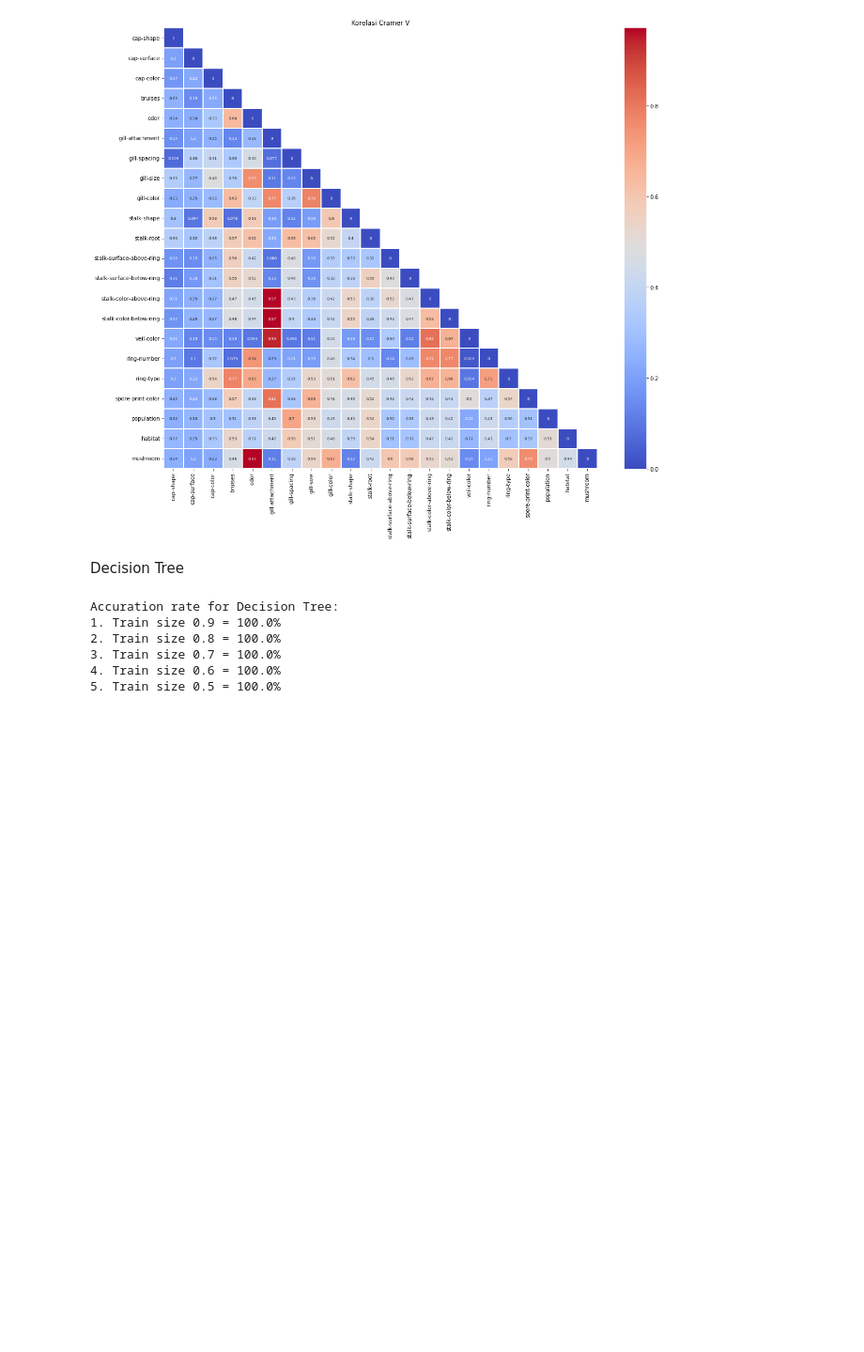
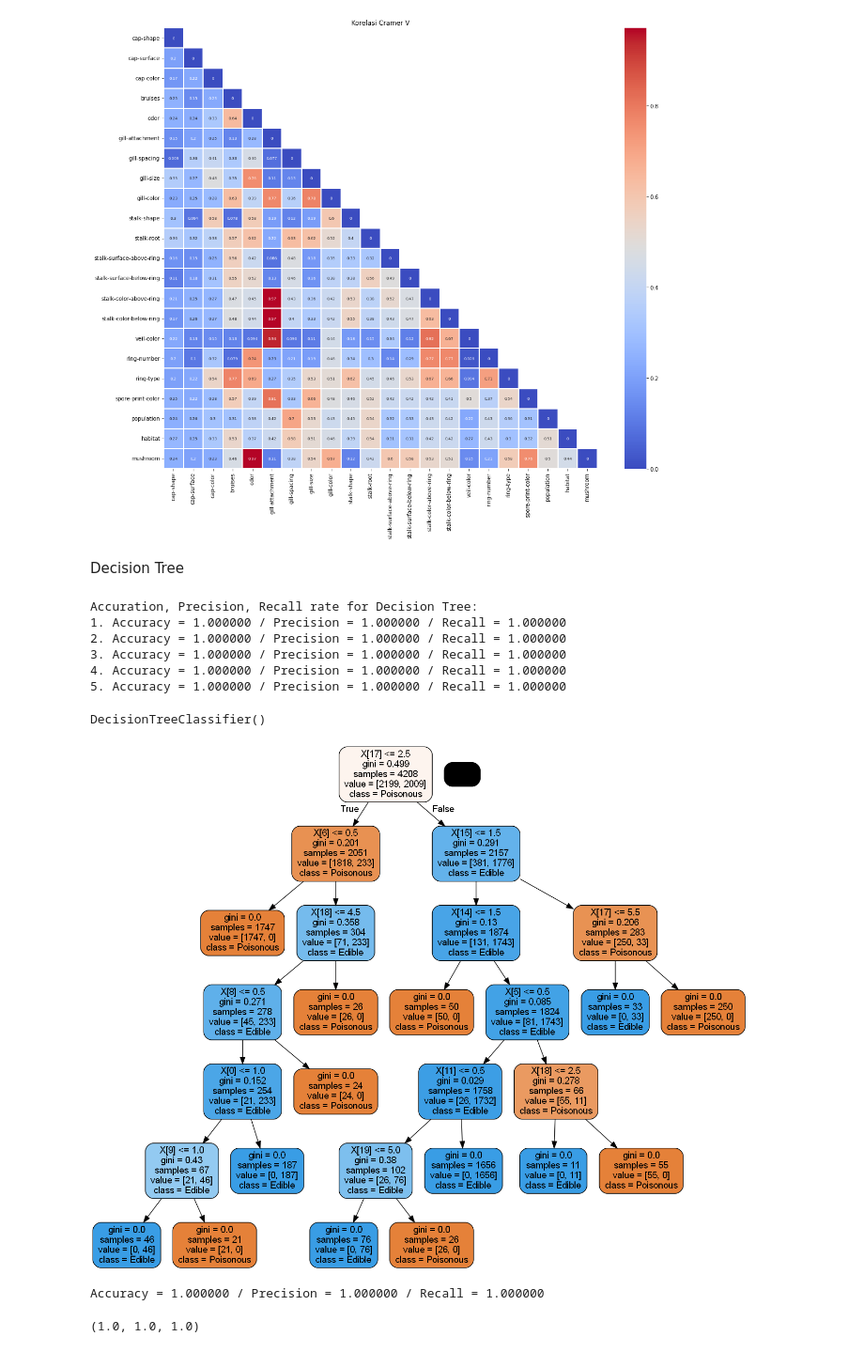
Before and after one commit to wahyudhiasatwika/Mushroom-Dataset-using-Decision-Tree, a Jupyter notebook: DT_Mushroom.ipynb, the cells around one changed output. Shown: that part at 94% size. Drawn from its saved outputs; the diff is of its cells as text; code cells hidden in the pictures; blank space fills up the shorter version.

Commit message:
Added Tree graph at last + improved accuration

```diff
--- a/DT_Mushroom.ipynb
+++ b/DT_Mushroom.ipynb
@@ -310,20 +310,62 @@ for i in range(5):
 Decision Tree
 # %%
 from sklearn.tree import DecisionTreeClassifier
+import sklearn.metrics as metrics
+
+def test_tree(clf, X_train, X_test, Y_train, Y_test, print_res=True):
+    clf = clf.fit(X_train, Y_train)
+    score = clf.score(X_test, Y_test)
+    precision = metrics.precision_score(Y_test, clf.predict(X_test))
+    recall = metrics.recall_score(Y_test, clf.predict(X_test))
+    res = (score, precision,recall)
+    if print_res:
+        print("Accuracy = %f / Precision = %f / Recall = %f" % res)
+    return res
 
 clf = DecisionTreeClassifier()
+print("Accuration, Precision, Recall rate for Decision Tree:")
+for i in range(5):
+    print((i+1),". ",end="",sep="")
+    test_tree(clf, x_train[i], x_test[i], y_train[i], y_test[i])
 
-print("Accuration rate for Decision Tree:")
-for i in range(5):
-    clf.fit(x_train[i], y_train[i])
-    y_predict = clf.predict(x_test[i])
-    error = ((y_test[i] != y_predict).sum()/len(y_predict)*100)
-    akurasi = str(100 - error) + "%"
-    print(f"{(i+1)}. Train size {(1.0 - ((i+1)/10))} =", akurasi)
+# print("Accuration rate for Decision Tree:")
+# for i in range(5):
+#     clf.fit(x_train[i], y_train[i])
+#     y_predict = clf.predict(x_test[i])
+#     error = ((y_test[i] != y_predict).sum()/len(y_predict)*100)
+#     akurasi = str(100 - error) + "%"
+#     print(f"{(i+1)}. Train size {(1.0 - ((i+1)/10))} =", akurasi)
 # %% [output]
-Accuration rate for Decision Tree:
-1. Train size 0.9 = 100.0%
-2. Train size 0.8 = 100.0%
-3. Train size 0.7 = 100.0%
-4. Train size 0.6 = 100.0%
-5. Train size 0.5 = 100.0%
+Accuration, Precision, Recall rate for Decision Tree:
+1. Accuracy = 1.000000 / Precision = 1.000000 / Recall = 1.000000
+2. Accuracy = 1.000000 / Precision = 1.000000 / Recall = 1.000000
+3. Accuracy = 1.000000 / Precision = 1.000000 / Recall = 1.000000
+4. Accuracy = 1.000000 / Precision = 1.000000 / Recall = 1.000000
+5. Accuracy = 1.000000 / Precision = 1.000000 / Recall = 1.000000
+# %%
+# dt = DecisionTreeClassifier(class_weight='balanced',criterion='gini', max_features= None, splitter='best', random_state=42)
+# X_train_2, X_test_2, y_train_2, y_test_2 = train_test_split(X, y, test_size=0.3, random_state=42)
+# dt.fit(X_train_2,y_train_2)
+
+dt = DecisionTreeClassifier(class_weight='balanced',criterion='gini', max_features= None, splitter='best', random_state=10, min_samples_leaf=2)
+X_train_2, X_test_2, y_train_2, y_test_2 = train_test_split(X, y, test_size=0.3, random_state=10)
+dt.fit(X_train_2,y_train_2)
+# %% [output]
+DecisionTreeClassifier()
+# %%
+from sklearn import tree
+from IPython.display import Image
+import pydotplus
+
+dot_data = tree.export_graphviz(clf, out_file=None,
+                                class_names=['Poisonous','Edible'],
+                                filled=True, rounded=True)
+graph = pydotplus.graph_from_dot_data(dot_data)
+Image(graph.create_png())
+# %% [output]
+[figure, added]
+# %%
+test_tree(dt, X_train_2, X_test_2, y_train_2, y_test_2)
+# %% [output]
+Accuracy = 1.000000 / Precision = 1.000000 / Recall = 1.000000
+(1.0, 1.0, 1.0)
```
